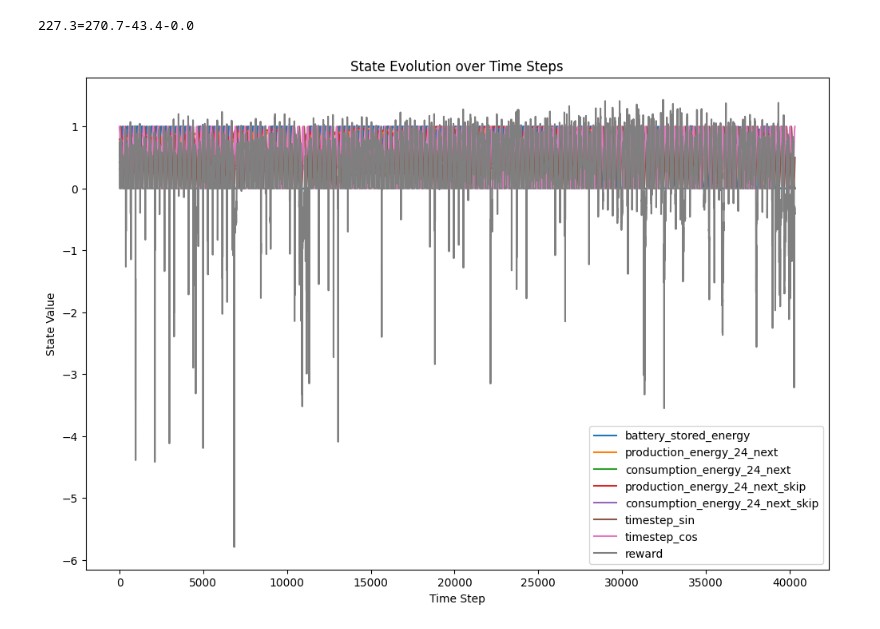
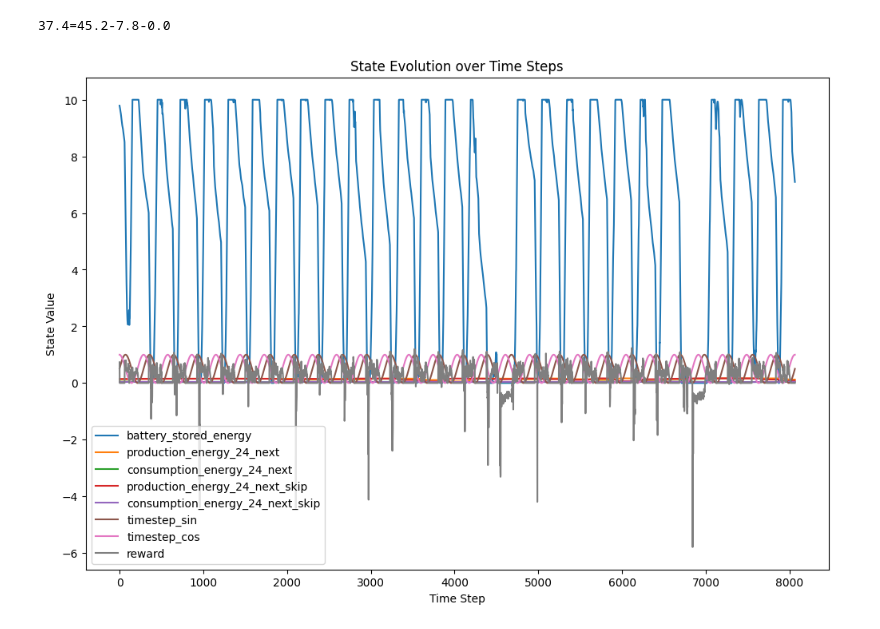
Before and after one commit to EmaR97/EnergyManagementRL, a Jupyter notebook: notebooks/02_model_training.ipynb, the cells around one changed output. Cells and saved outputs as stored; diff of their text form; code cells hidden in the pictures.

```diff
--- a/notebooks/02_model_training.ipynb
+++ b/notebooks/02_model_training.ipynb
@@ -44,7 +44,7 @@ inverter_sim = InverterSim(
     grid_sim=grid_sim,
     timestamps=df.timestamp.to_list(),
 )
-env = InverterEnv(inverter_sim, full_period)
+env = InverterEnv(inverter_sim, week)
 # %%
 def test_plot(env, steps=300, model=None):
     state_history = []
@@ -132,7 +132,7 @@ class GreedyModel:
 
 
 class SimpleModel:
-    def __init__(self, lowerbound, upperbound):
+    def __init__(self, lowerbound=60, upperbound=210):
         self.lowerbound = lowerbound
         self.upperbound = upperbound
 
@@ -143,17 +143,17 @@ class SimpleModel:
         action = 0 if timestep > self.lowerbound and timestep < self.upperbound else 1
         return action, {}
 # %%
-env.max_steps = full_period
+# env.max_steps = full_period
 
 test_plot(
     env,
-    full_period,
-        # week,
+    # full_period,
+    month,
     #     GreedyModel(),
     #     ConservativeModel(),
     SimpleModel(60, 210),
 )
 # %% [output]
-227.3=270.7-43.4-0.0
+37.4=45.2-7.8-0.0
-[figure, old version]
+[figure, new version]
 # %%
```
Also changed, not shown: parts of 12 cells of this notebook, 6 other files.
